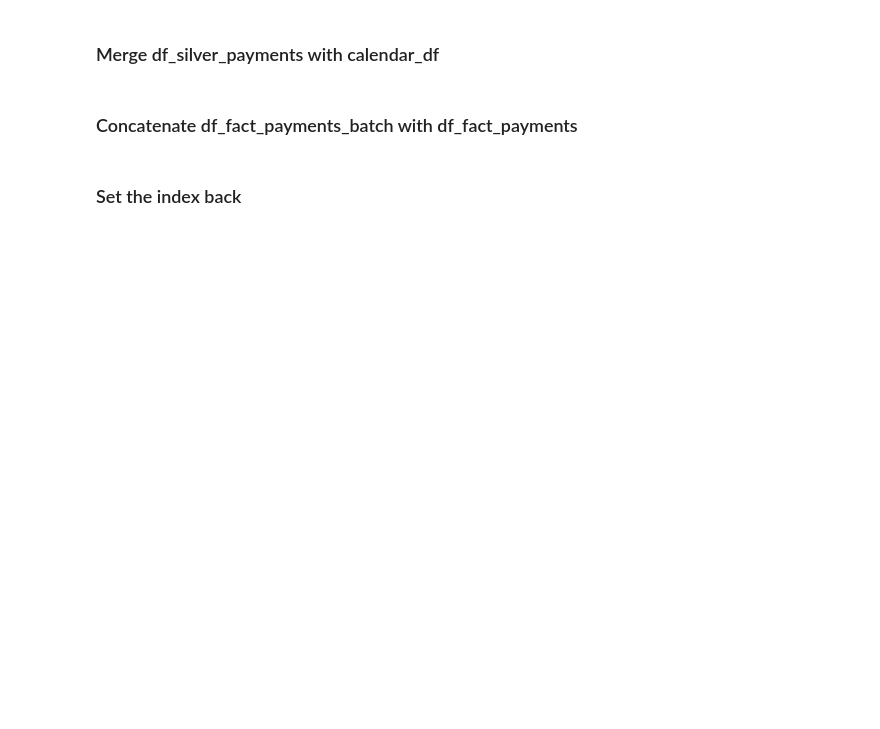
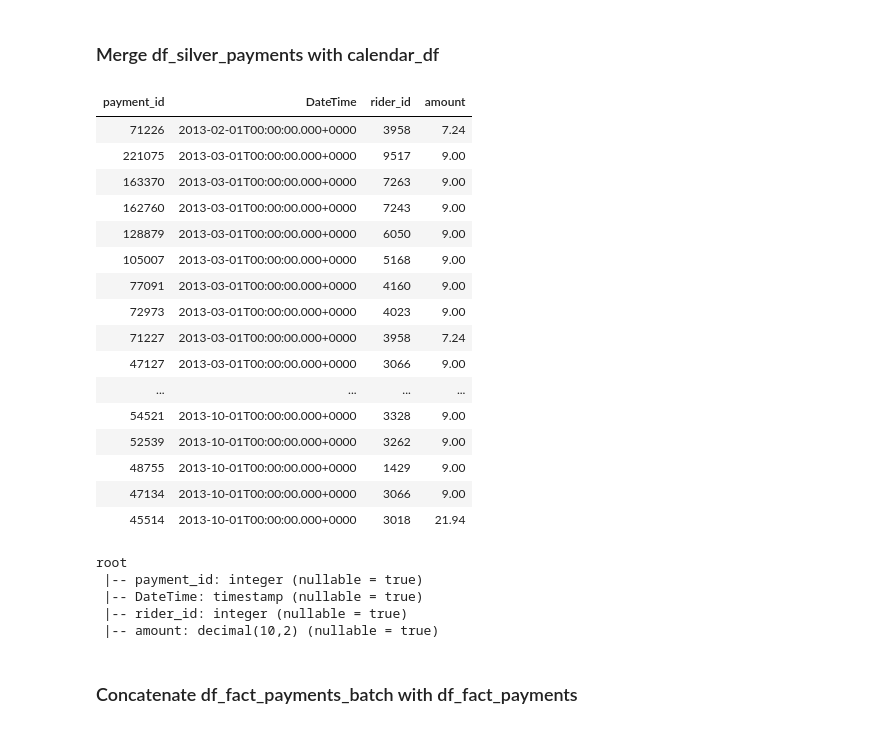
Before and after one commit to Marshi00/2023-AzureDataBricks--DeltaLake-Spark, a Jupyter notebook: gold_stage.ipynb, the cells around one changed output. Cells and saved outputs as stored; diff of their text form; code cells hidden in the pictures; blank space fills up the shorter version.

```diff
--- a/gold_stage.ipynb
+++ b/gold_stage.ipynb
@@ -19,6 +37,6 @@ print (data_frame_trips.ended_at.max())
 # %%
 #function to Produce the Dimension Calendar Table
-def dimension_datetime_frame(start='2023-01-01', end='2023-12-31'):
+def dimension_datetime_frame(start='2013-01-01', end='2013-12-31'):
     """ Return a ready  Dimension Calendar Table frame with precision of seconds"""
     df = pd.DataFrame({"DateTime": pd.date_range(start=start, end=end, freq="S")})
     df["second"] = df.DateTime.dt.second
@@ -53,3 +71,5 @@ Data columns (total 10 columns):
  9   Year        int64
 dtypes: bool(1), datetime64[ns](1), int64(8)
 memory usage: 2.1 GB
+# %%
+calendar_df = spark.createDataFrame(calendar_df)
@@ -189,3 +344,0 @@ df_fact_payments = pd.DataFrame(data_fact_payments).set_index('payment_id')
-# %%
-df_silver_payments = spark.read.format("delta")
-.load("delta/silver_payments")
@@ -199,0 +358,30 @@ df_fact_payments_batch = df_fact_payments_batch[['payment_id', 'date', 'rider_id
+# %%
+df_fact_payments_batch = df_silver_payments \
+    .join(calendar_df, df_silver_payments.date == calendar_df.DateTime, "inner") \
+    .select('payment_id', 'DateTime', 'rider_id', 'amount' )
+# %%
+df_fact_payments_batch.display()
+df_fact_payments_batch.printSchema()
+# %% [output]
+| payment_id | DateTime | rider_id | amount |
+| 71226 | 2013-02-01T00:00:00.000+0000 | 3958 | 7.24 |
+| 221075 | 2013-03-01T00:00:00.000+0000 | 9517 | 9.00 |
+| 163370 | 2013-03-01T00:00:00.000+0000 | 7263 | 9.00 |
+| 162760 | 2013-03-01T00:00:00.000+0000 | 7243 | 9.00 |
+| 128879 | 2013-03-01T00:00:00.000+0000 | 6050 | 9.00 |
+| 105007 | 2013-03-01T00:00:00.000+0000 | 5168 | 9.00 |
+| 77091 | 2013-03-01T00:00:00.000+0000 | 4160 | 9.00 |
+| 72973 | 2013-03-01T00:00:00.000+0000 | 4023 | 9.00 |
+| 71227 | 2013-03-01T00:00:00.000+0000 | 3958 | 7.24 |
+| 47127 | 2013-03-01T00:00:00.000+0000 | 3066 | 9.00 |
+| ... | ... | ... | ... |
+| 54521 | 2013-10-01T00:00:00.000+0000 | 3328 | 9.00 |
+| 52539 | 2013-10-01T00:00:00.000+0000 | 3262 | 9.00 |
+| 48755 | 2013-10-01T00:00:00.000+0000 | 1429 | 9.00 |
+| 47134 | 2013-10-01T00:00:00.000+0000 | 3066 | 9.00 |
+| 45514 | 2013-10-01T00:00:00.000+0000 | 3018 | 21.94 |
+root
+ |-- payment_id: integer (nullable = true)
+ |-- DateTime: timestamp (nullable = true)
+ |-- rider_id: integer (nullable = true)
+ |-- amount: decimal(10,2) (nullable = true)
@@ -204,2 +396,0 @@ df_fact_payments = pd.concat([df_fact_payments, df_fact_payments_batch], ignore_
-# %% [markdown]
-### Set the index back
```
Also changed, not shown: parts of 64 cells of this notebook, 15 other files.
